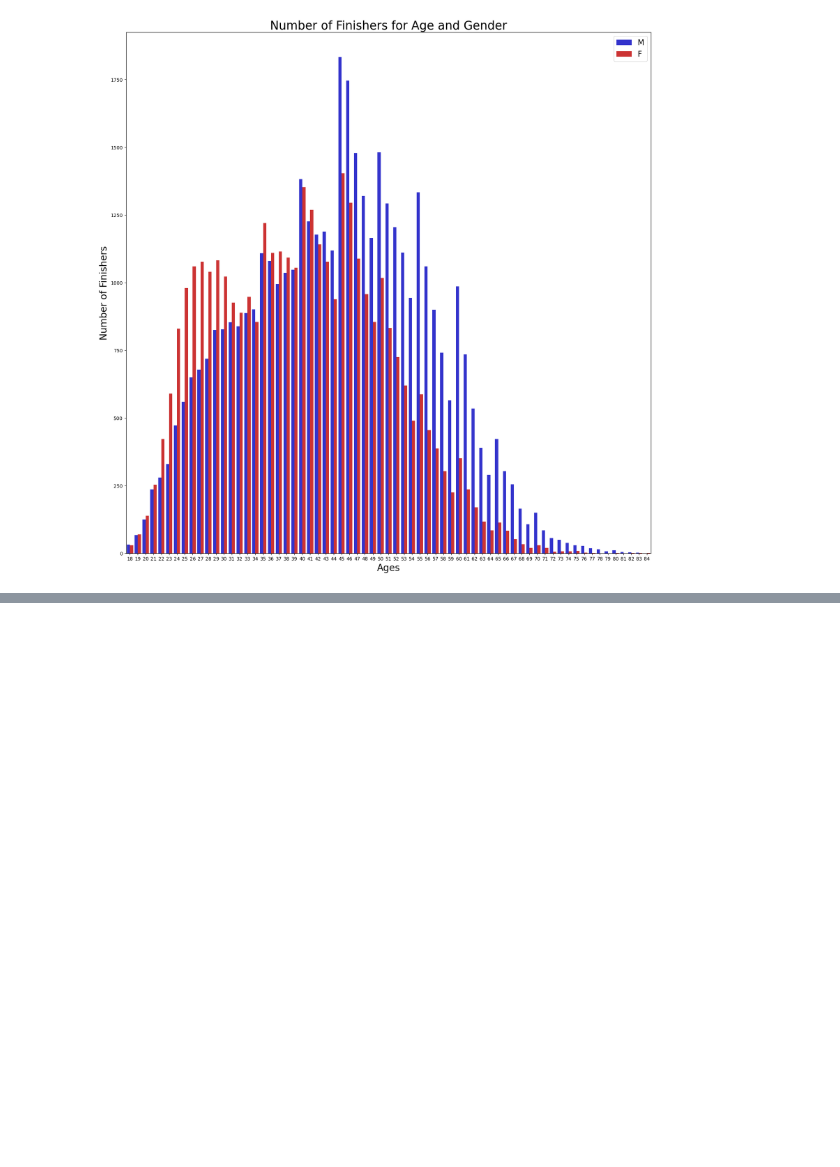
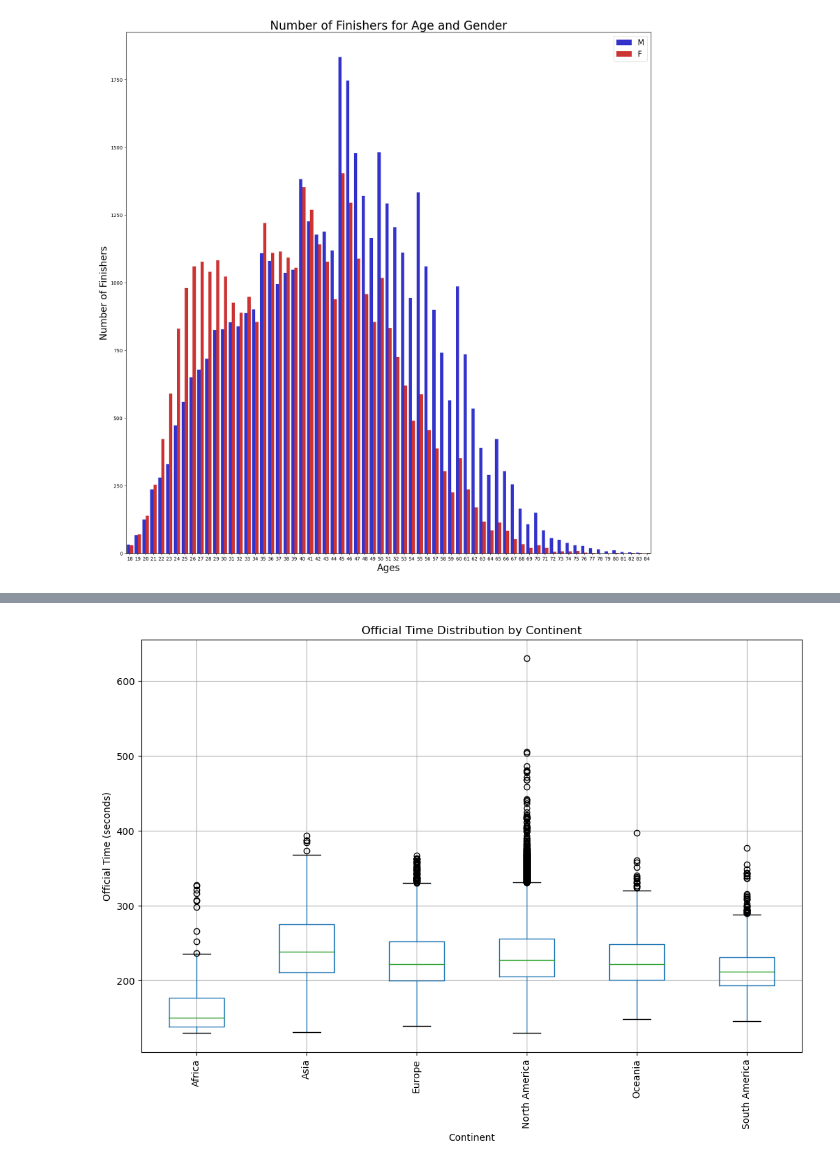
Before and after one commit to karthiksneu/boston-marathon-analysis, a Jupyter notebook: BostonMarathon.ipynb, the cells around one changed output, grey strips where cells are left out. Drawn from its saved outputs; the diff is of its cells as text; code cells hidden in the pictures; blank space fills up the shorter version.

```diff
--- a/BostonMarathon.ipynb
+++ b/BostonMarathon.ipynb
@@ -156,0 +271,26 @@ plt.show()
+# %%
+import pandas as pd
+import matplotlib.pyplot as plt
+
+continent_map = {'North America': ['USA', 'CAN', 'MEX'],
+                 'South America': ['BRA', 'ECU', 'PER', 'CHI', 'ARG', 'VEN', 'COL', 'ESA', 'URU', 'PAR', 'BAR', 'GRN'],
+                 'Europe': ['ITA', 'UK', 'CHE', 'ESP', 'IRL', 'FRA', 'NLD', 'SWE', 'DNK', 'NOR', 'FIN', 'BEL', 'AUT', 'POL', 'PRT', 'RUS', 'CZE', 'HUN', 'GRC', 'ROU', 'GBR', 'CRO', 'BLR', 'ISR', 'ISL', 'CYP', 'LIE', 'SLO', 'LTU', 'EST', 'LUX', 'LAT', 'AND', 'SRB', 'ALB', 'SMR', 'BUL'],
+                 'Africa': ['KEN', 'ETH', 'ZAF', 'MAR', 'UGA', 'NGR', 'BDI', 'ZIM', 'ALG'],
+                 'Asia': ['JPN', 'CHN', 'KOR', 'TWN', 'HKG', 'SGP', 'THA', 'PHL', 'IND', 'QAT', 'ARE', 'JOR', 'LBN', 'BHR', 'OMN', 'KWT', 'IRN', 'VIE', 'PAK', 'BRN', 'INA', 'TUR', 'KSA', 'KAZ', 'KGZ', 'UZB'],
+                 'Oceania': ['AUS', 'NZL']}
+
+country_to_continent = {}
+for continent, countries in continent_map.items():
+    for country in countries:
+        country_to_continent[country] = continent
+
+test_df['Continent'] = test_df['Country'].map(country_to_continent)
+
+test_df.boxplot(column='Official Time', by='Continent', figsize=(12,8))
+plt.title('Official Time Distribution by Continent')
+plt.suptitle('')
+plt.ylabel('Official Time (seconds)')
+plt.xticks(rotation=90)
+plt.show()
+# %% [output]
+[figure, added]
```
Also changed, not shown: parts of 24 cells of this notebook.
